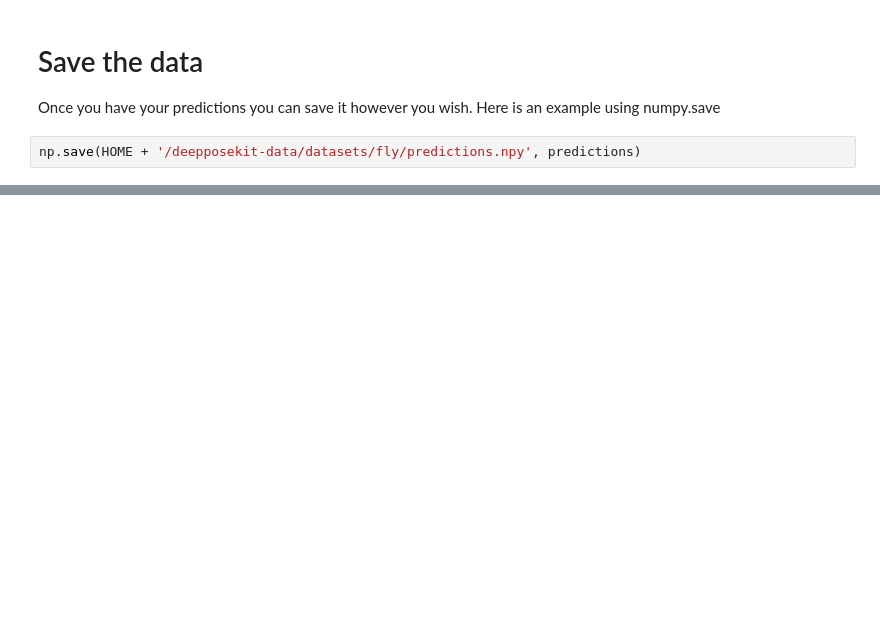
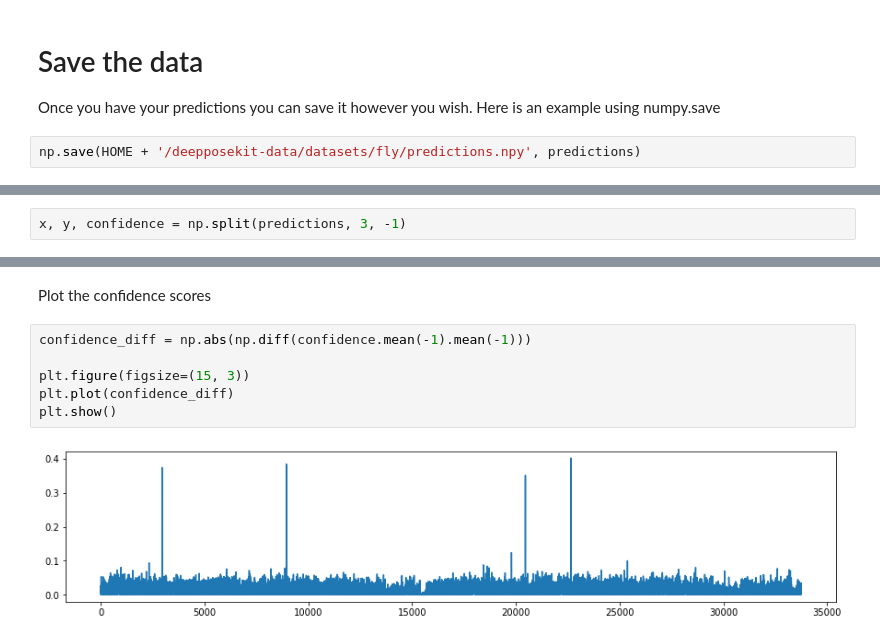
Before and after one commit to jgraving/DeepPoseKit, a Jupyter notebook: examples/step4b_predict_new_data.ipynb, the cells around one changed output, grey strips where cells are left out. Drawn from its saved outputs; the diff is of its cells as text; blank space fills up the shorter version.

```diff
--- a/examples/step4b_predict_new_data.ipynb
+++ b/examples/step4b_predict_new_data.ipynb
@@ -118,0 +117,2 @@ np.save(HOME + '/deepposekit-data/datasets/fly/predictions.npy', predictions)
+# %%
+x, y, confidence = np.split(predictions, 3, -1)
@@ -118,0 +149,10 @@ np.save(HOME + '/deepposekit-data/datasets/fly/predictions.npy', predictions)
+# %% [markdown]
+Plot the confidence scores
+# %%
+confidence_diff = np.abs(np.diff(confidence.mean(-1).mean(-1)))
+
+plt.figure(figsize=(15, 3))
+plt.plot(confidence_diff)
+plt.show()
+# %% [output]
+[figure, added]
```
Also changed, not shown: parts of 37 cells of this notebook.
